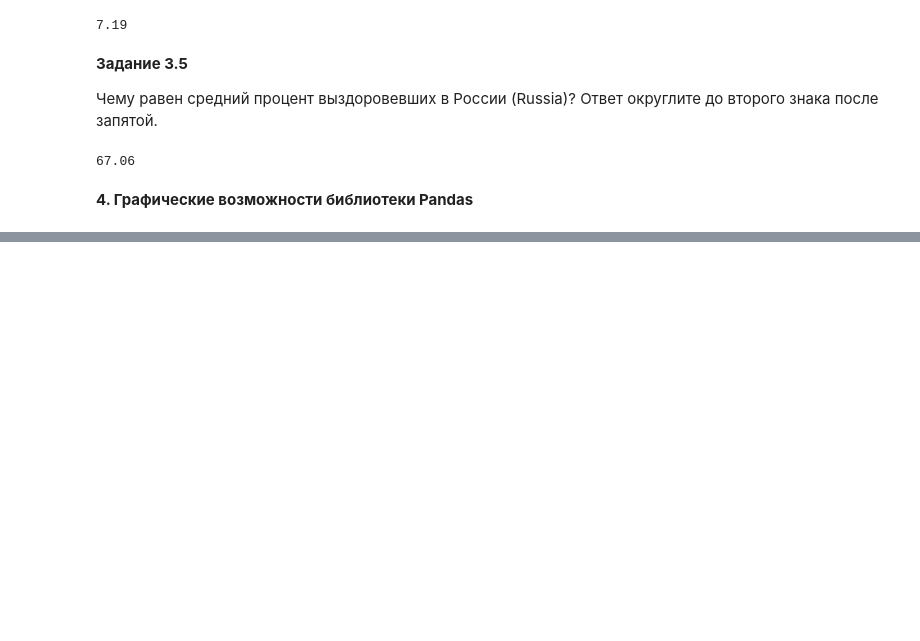
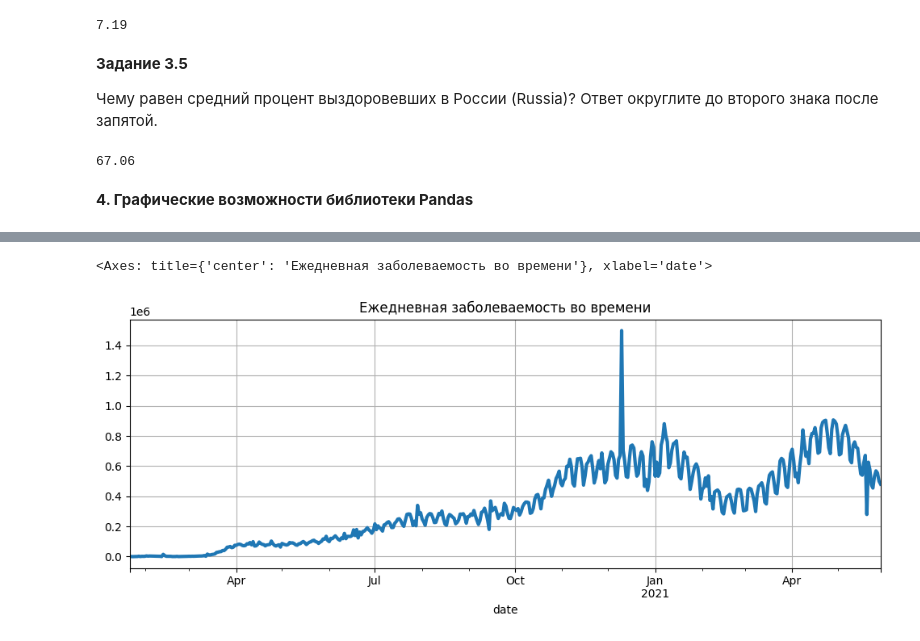
Before and after one commit to AnGera57/st_data_science, a Jupyter notebook: Skillfactory/13 - Визуализация данных/Визуализация данных.ipynb, the cells around one changed output, grey strips where cells are left out. Drawn from its saved outputs; the diff is of its cells as text; code cells hidden in the pictures; blank space fills up the shorter version.

```diff
--- a/Skillfactory/13 - Визуализация данных/Визуализация данных.ipynb
+++ b/Skillfactory/13 - Визуализация данных/Визуализация данных.ipynb
@@ -229,0 +280,16 @@ round(covid_df[covid_df['country'] == 'Russia']['recover_rate'].mean(), 2)
+# %%
+# Группируем по датам и считаем суммарное
+# число случаев по дням
+
+grouped_cases = covid_df.groupby('date')['daily_confirmed'].sum()
+# Строим график
+grouped_cases.plot(
+    kind='line',
+    figsize=(12, 4),
+    title='Ежедневная заболеваемость во времени',
+    grid = True,
+    lw=3
+)
+# %% [output]
+<Axes: title={'center': 'Ежедневная заболеваемость во времени'}, xlabel='date'>
+[figure, added]
```
Also changed, not shown: parts of 4 cells of this notebook, 1 other file.
